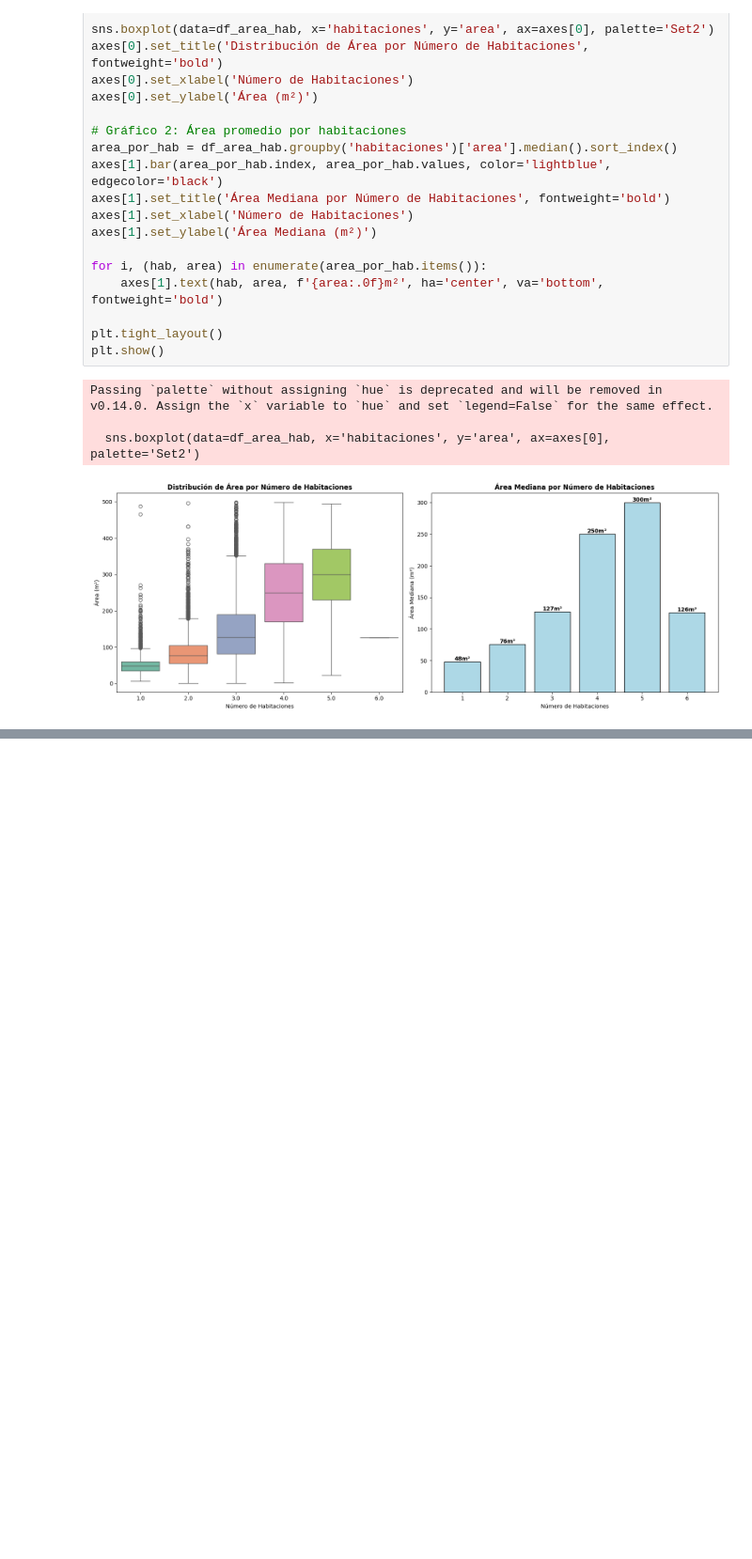
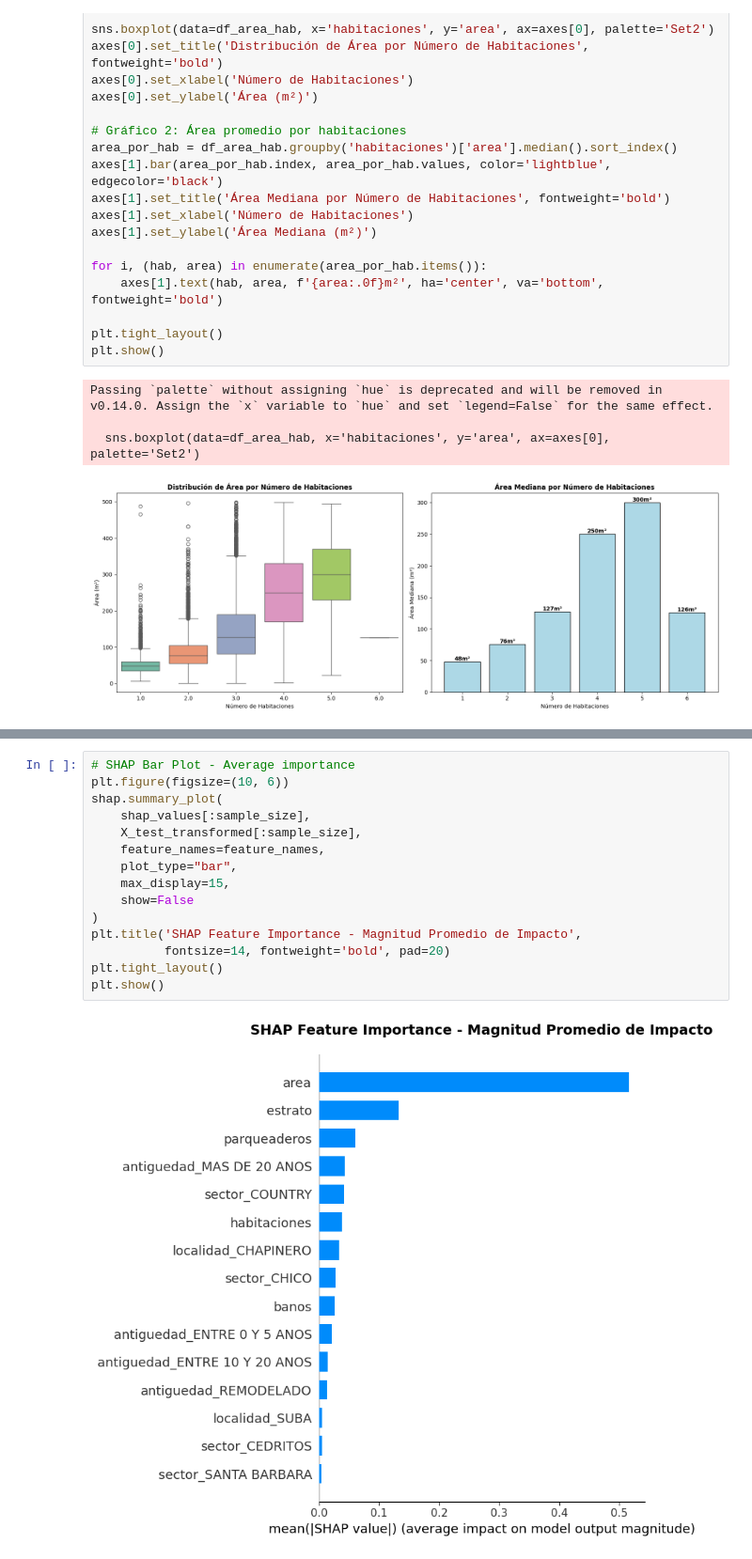
Before and after one commit to maperezp/Taller2-CDA, a Jupyter notebook: Taller2.ipynb, the cells around one changed output, grey strips where cells are left out. Shown at 94% size. Drawn from its saved outputs; the diff is of its cells as text; blank space fills up the shorter version.

```diff
--- a/Taller2.ipynb
+++ b/Taller2.ipynb
@@ -374,0 +770,17 @@ Passing `palette` without assigning `hue` is deprecated and will be removed in v
+# %%
+# SHAP Bar Plot - Average importance
+plt.figure(figsize=(10, 6))
+shap.summary_plot(
+    shap_values[:sample_size],
+    X_test_transformed[:sample_size],
+    feature_names=feature_names,
+    plot_type="bar",
+    max_display=15,
+    show=False
+)
+plt.title('SHAP Feature Importance - Magnitud Promedio de Impacto',
+          fontsize=14, fontweight='bold', pad=20)
+plt.tight_layout()
+plt.show()
+# %% [output]
+[figure, added]
```
Also changed, not shown: parts of 35 cells of this notebook, 1 other file.
